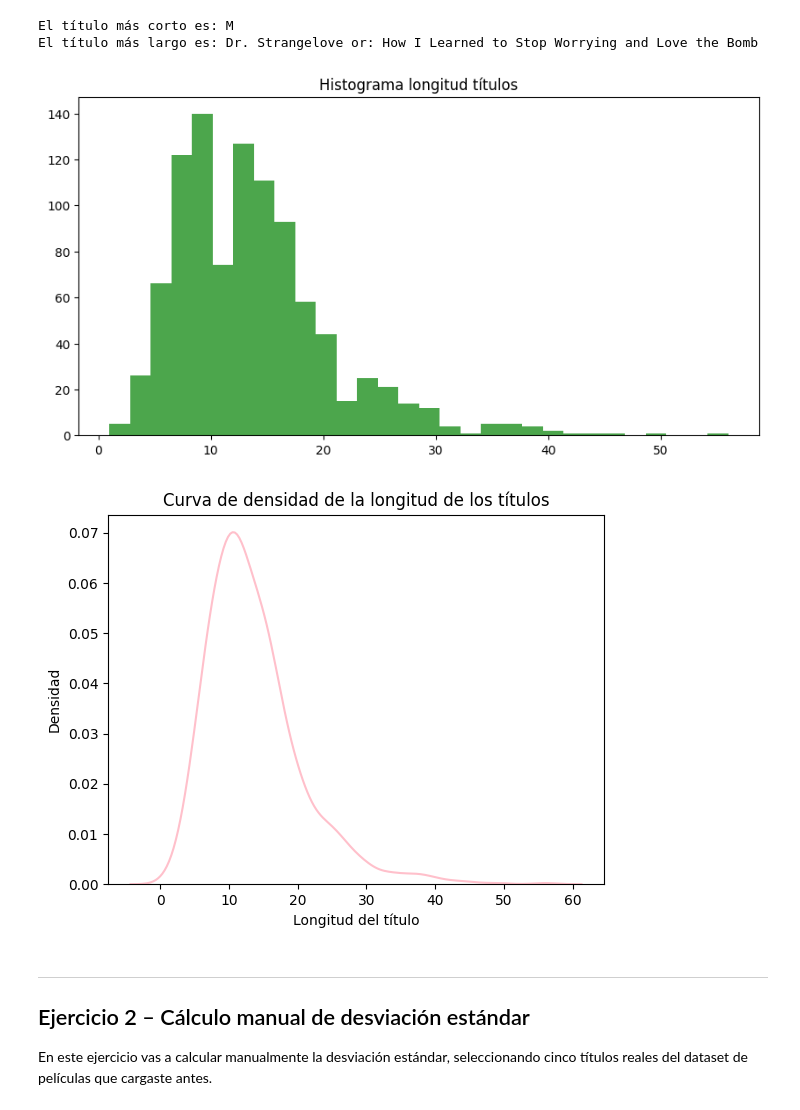
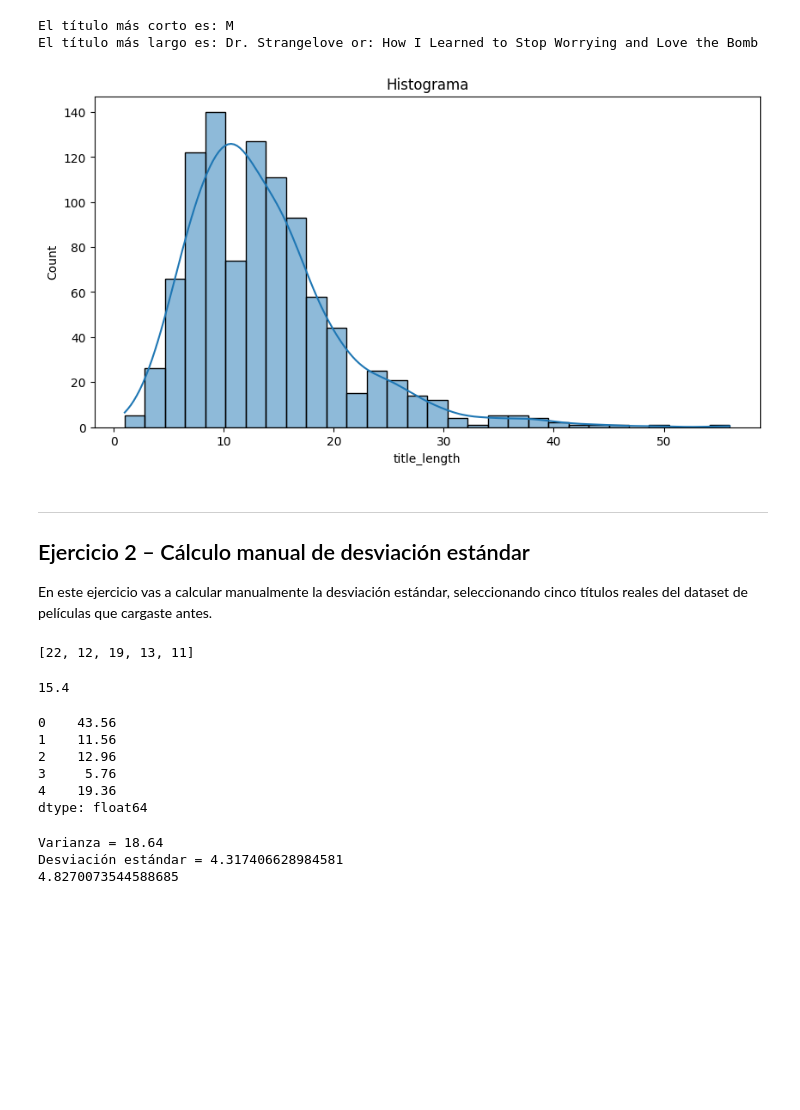
Before and after one commit to 4GeeksAcademy/ginappedrosa-descriptive-statistics-exercises-project-with-python, a Jupyter notebook: notebook/problems.es.ipynb, the cells around one changed output. Drawn from its saved outputs; the diff is of its cells as text; code cells hidden in the pictures; blank space fills up the shorter version.

```diff
--- a/notebook/problems.es.ipynb
+++ b/notebook/problems.es.ipynb
@@ -111,23 +123,17 @@ El título más largo es: Dr. Strangelove or: How I Learned to Stop Worrying and
 # %%
 # grafica tus resultados
 
 # Visualizar la distribución de estas longitudes con un histograma y una curva de densidad.
 import matplotlib.pyplot as plt
 import seaborn as sns
 
-
+sns.color_palette("pastel")
 plt.figure(figsize = (10, 5))
-plt.hist(df["title_length"], bins = 30, alpha = 0.7, color="green")
-plt.title("Histograma longitud títulos")
+sns.histplot(df["title_length"], bins = 30, kde=True)
+plt.title("Histograma")
 plt.show()
-sns.kdeplot(df["title_length"].dropna(), color='pink')
-plt.title("Curva de densidad de la longitud de los títulos")
-plt.xlabel("Longitud del título")
-plt.ylabel("Densidad")
-plt.show()
 # %% [output]
-[figure, old version]
+[figure, new version]
-[figure, removed]
 # %% [markdown]
 ---
 
@@ -136,9 +142,44 @@ plt.show()
 En este ejercicio vas a calcular manualmente la desviación estándar, seleccionando cinco títulos reales del dataset de películas que cargaste antes.
 # %%
 # Crea una lista con 5 valores reales de df['title_length'], por ejemplo: [10, 13, 14, 18, 22]
+
+lista_valores = df["title_length"].head().values.tolist()
+print(lista_valores)
+
+serie = pd.Series(lista_valores)
+# %% [output]
+[22, 12, 19, 13, 11]
 # %%
 # Calcula la media de los 5 valores
+serie = pd.Series(lista_valores)
+media = serie.mean()
+print(media)
+# %% [output]
+15.4
 # %%
 # Calcula las diferencias al cuadrado con respecto a la media
+
+diff_cuadrado = (serie - media) ** 2
+print(diff_cuadrado)
+# %% [output]
+0    43.56
+1    11.56
+2    12.96
+3     5.76
+4    19.36
+dtype: float64
 # %%
 # Calcula la varianza (promedio de las diferencias al cuadrado) y su raíz cuadrada para obtener la desviación
+
+varianza = diff_cuadrado.mean()
+print(f"Varianza = {varianza}")
+
+desviacion_estandar = varianza ** 0.5
+print(f"Desviación estándar = {desviacion_estandar}")
+
+raiz_cuadrada = serie.std()
+print(raiz_cuadrada)
+# %% [output]
+Varianza = 18.64
+Desviación estándar = 4.317406628984581
+4.8270073544588685
```
Also changed, not shown: parts of 1 cell of this notebook.
